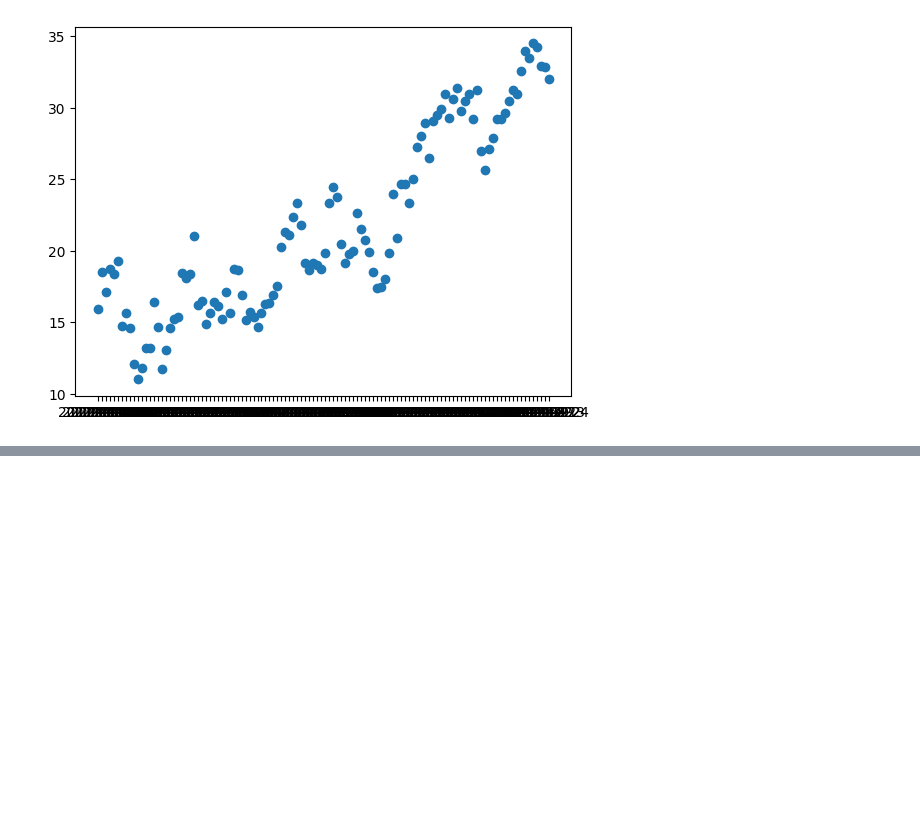
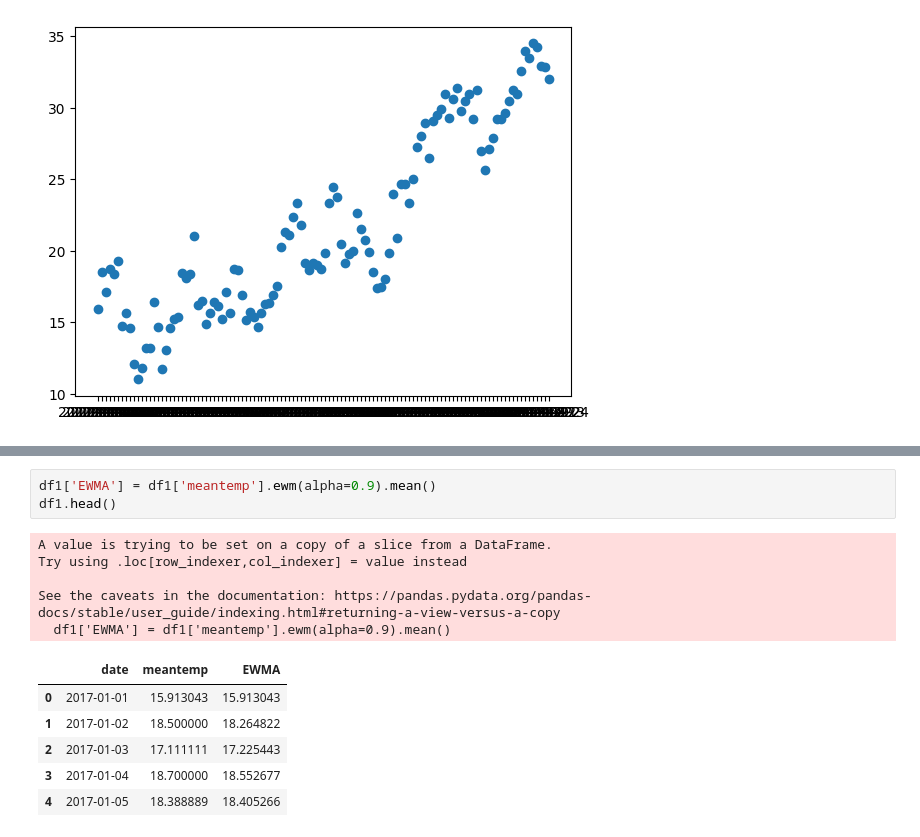
Before and after one commit to nomanmazharr/deeplearning, a Jupyter notebook: Optimizers.ipynb, the cells around one changed output, grey strips where cells are left out. Drawn from its saved outputs; the diff is of its cells as text; blank space fills up the shorter version.

```diff
--- a/Optimizers.ipynb
+++ b/Optimizers.ipynb
@@ -29,0 +34,15 @@ plt.scatter(df1['date'],df1['meantemp'])
+# %%
+df1['EWMA'] = df1['meantemp'].ewm(alpha=0.9).mean()
+df1.head()
+# %% [output]
+A value is trying to be set on a copy of a slice from a DataFrame.
+Try using .loc[row_indexer,col_indexer] = value instead
+
+See the caveats in the documentation: https://pandas.pydata.org/pandas-docs/stable/user_guide/indexing.html#returning-a-view-versus-a-copy
+  df1['EWMA'] = df1['meantemp'].ewm(alpha=0.9).mean()
+|  | date | meantemp | EWMA |
+| 0 | 2017-01-01 | 15.913043 | 15.913043 |
+| 1 | 2017-01-02 | 18.500000 | 18.264822 |
+| 2 | 2017-01-03 | 17.111111 | 17.225443 |
+| 3 | 2017-01-04 | 18.700000 | 18.552677 |
+| 4 | 2017-01-05 | 18.388889 | 18.405266 |
```
Also changed, not shown: parts of 12 cells of this notebook.
